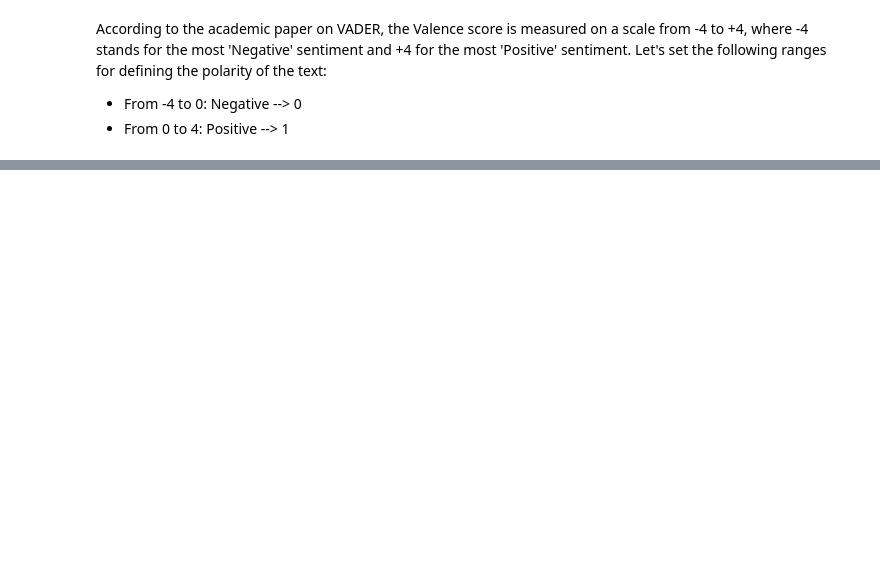
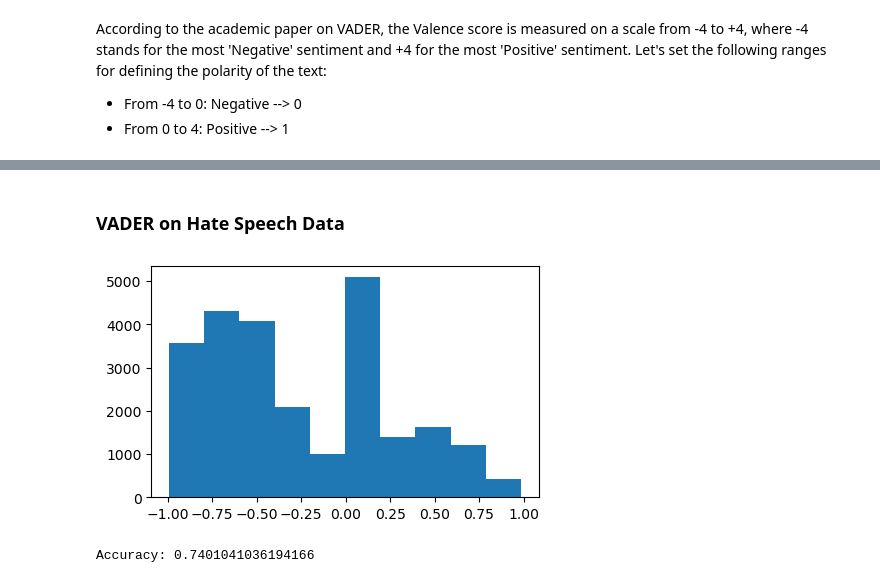
Before and after one commit to milevavantuyl/twitter_sentiment_analysis, a Jupyter notebook: Preprocessing.ipynb, the cells around one changed output, grey strips where cells are left out. Drawn from its saved outputs; the diff is of its cells as text; code cells hidden in the pictures; blank space fills up the shorter version.

```diff
--- a/Preprocessing.ipynb
+++ b/Preprocessing.ipynb
@@ -272,4 +284,0 @@ df_vader.head()
-# %%
-fig, ax = plt.subplots(figsize =(10, 7))
-ax.hist(df_vader['vader'])
-plt.show()
@@ -293,0 +285,12 @@ Accuracy: 0.7401041036194166
+# %%
+def apply_vader(data, threshold = 0, plot = True, evaluate = True):
+    analyzer = SentimentIntensityAnalyzer()
+    data['vader'] = data.apply(lambda x: analyzer.polarity_scores(x['text'])['compound'], axis=1)
+    if plot:
+        fig, ax = plt.subplots(figsize =(5, 3))
+        ax.hist(data['vader'])
+        plt.show()
+    if evaluate:
+        data['predicted_target']=data.apply(lambda x: 0 if x['vader'] <= threshold else 1, axis=1)
+        accuracy = accuracy_score(data.dropna()["target"].values, data.dropna()["predicted_target"].values)
+        print(f'Accuracy: {accuracy}')
@@ -293,0 +305,8 @@ Accuracy: 0.7401041036194166
+# %% [markdown]
+### VADER on Hate Speech Data
+# %%
+df_vader_hate = df_hate
+apply_vader(df_vader_hate)
+# %% [output]
+[figure, added]
+Accuracy: 0.7401041036194166
```
Also changed, not shown: parts of 41 cells of this notebook.
